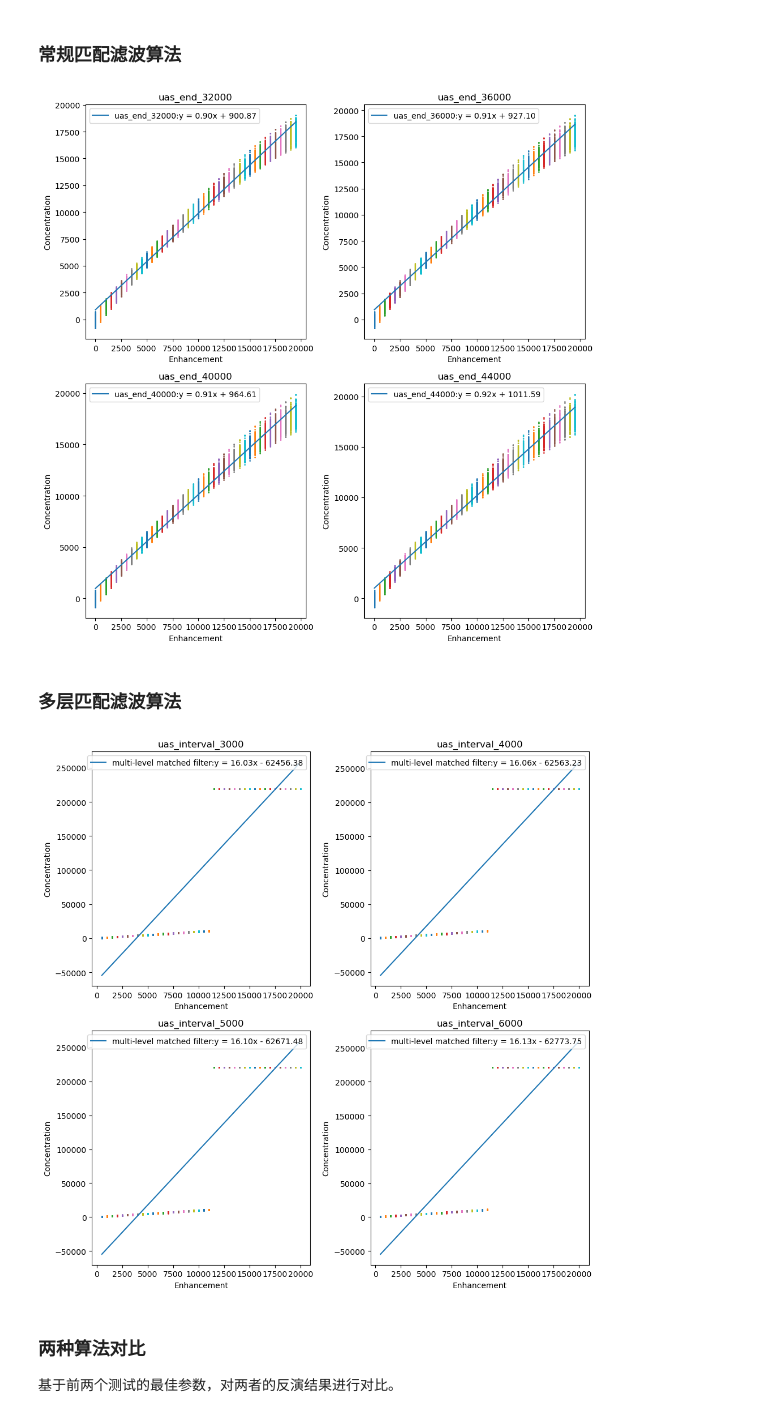
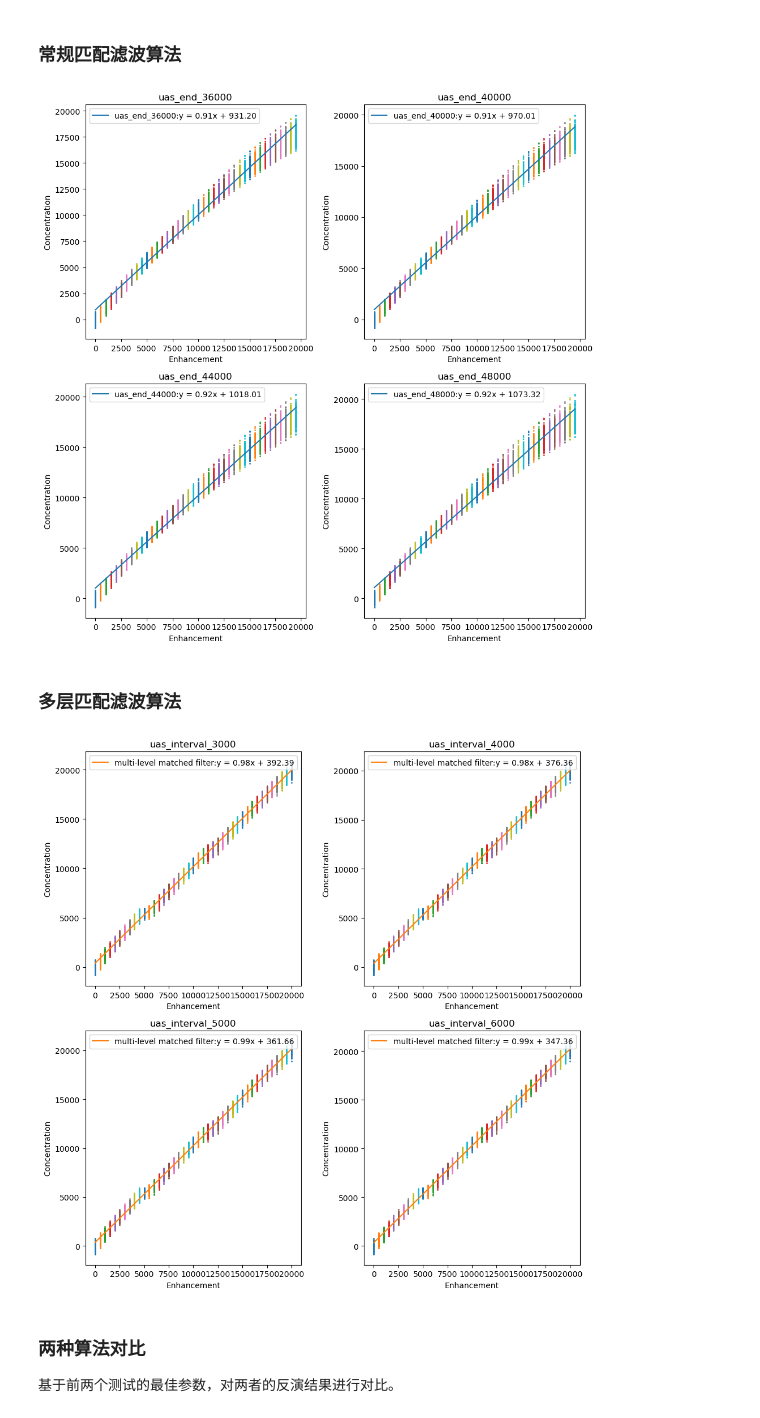
Before and after one commit to Emeric53/MF, a Jupyter notebook: MatchedFilter/algorithm_modification.ipynb, the cells around one changed output. Saved outputs shown, nothing was run; the diff lists cells and outputs as text; code cells hidden in the pictures.

```diff
--- a/MatchedFilter/algorithm_modification.ipynb
+++ b/MatchedFilter/algorithm_modification.ipynb
@@ -1309,12 +1311,10 @@ def imagelevel_test2_3():
     fig,axes = plt.subplots(2,2,figsize=(10,10))
     axf = axes.flatten()
     axindex = 0
-    for end in range(32000,45000,4000):
+    for end in range(36000,50000,4000):
         ax = axf[axindex]
         # 读取单位吸收光谱
-        uas_filepath = f"C:\\Users\\RS\\VSCode\\matchedfiltermethod\\MyData\\uas\\AHSI_UAS_end_{end}.txt"
-        _,uas = nf.open_unit_absorption_spectrum(uas_filepath,2150,2500)
-
+        _,uas = gu.generate_range_uas_AHSI(0,end,2150,2500)
         enhancements = np.arange(0,20000,500)
         resultlist = []
         for enhancement in enhancements:
@@ -1336,7 +1336,7 @@ def imagelevel_test2_3():
 
 resultlist = imagelevel_test2_3()
 # %% [output]
-[figure, old version]
+[figure, new version]
 # %% [markdown]
 ### 多层匹配滤波算法
 # %%
@@ -1347,37 +1347,40 @@ def imagelevel_test2_4():
     """
     fig,axes = plt.subplots(2,2,figsize=(10,10))
     axf = axes.flatten()
     axindex = 0
     for interval in range(3000,7000,1000):
         ax = axf[axindex]
         # 读取单位吸收光谱列表
         uaslist = []
-        uasrange = np.arange(0,46000,6000)
+        _,uas = gu.generate_range_uas_AHSI(0,36000,2150,2500)
+        uaslist.append(uas)
+        uasrange = np.arange(6000,46000,6000)
         for i in uasrange:
             _,uas = gu.generate_range_uas_AHSI(i,i+interval,2150,2500)
             uaslist.append(uas)
 
-        enhancements = np.arange(500,20500,500)
+
+        enhancements = np.arange(0,20500,500)
         resultlist = []
         for enhancement in enhancements:
             simulated_image,enhanced_mask,unenhanced_mask = enhancement_2perc(enhancement)
-            result,_ = mf.modified_matched_filter(simulated_image, uaslist)
+            _,result = ML_matched_filter(simulated_image, uaslist,False)
 
             enhanced = result[enhanced_mask]
             unenhanced = result[unenhanced_mask]
             resultlist.append(np.mean(enhanced))
             ax.plot(enhancement*np.ones(len(enhanced)), enhanced, marker='o', markersize = 1, linestyle='None')
         polyfit_plot(enhancements,resultlist,ax,"multi-level matched filter")
         set_plot_details(ax, f"uas_interval_{interval}", "Enhancement", "Concentration")
         axindex += 1
 
     plt.tight_layout()
     plt.show()
     return resultlist
 
 resultlist = imagelevel_test2_4()
 # %% [output]
-[figure, old version]
+[figure, new version]
 # %% [markdown]
 ### 两种算法对比
 基于前两个测试的最佳参数，对两者的反演结果进行对比。
```
Also changed, not shown: parts of 4 cells of this notebook.
